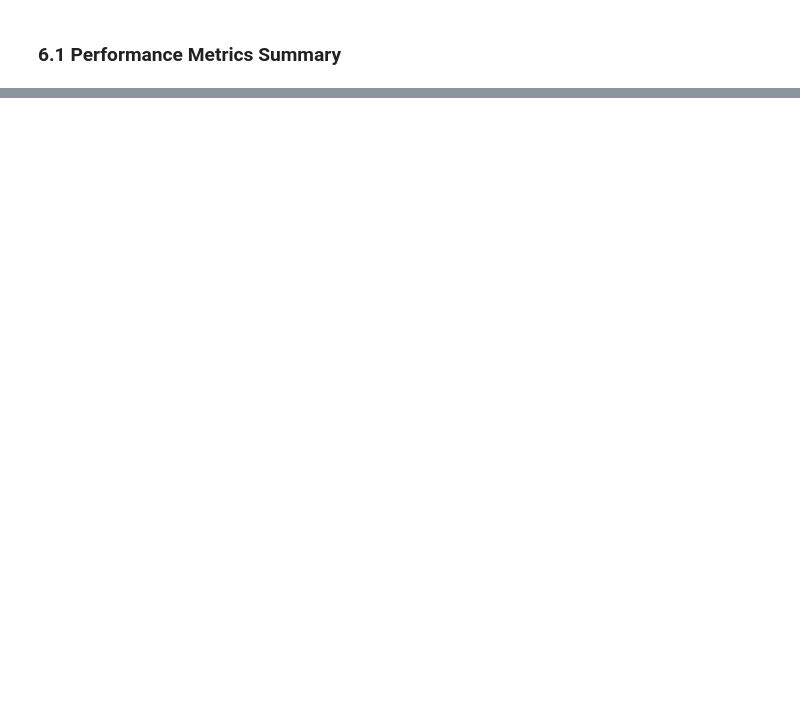
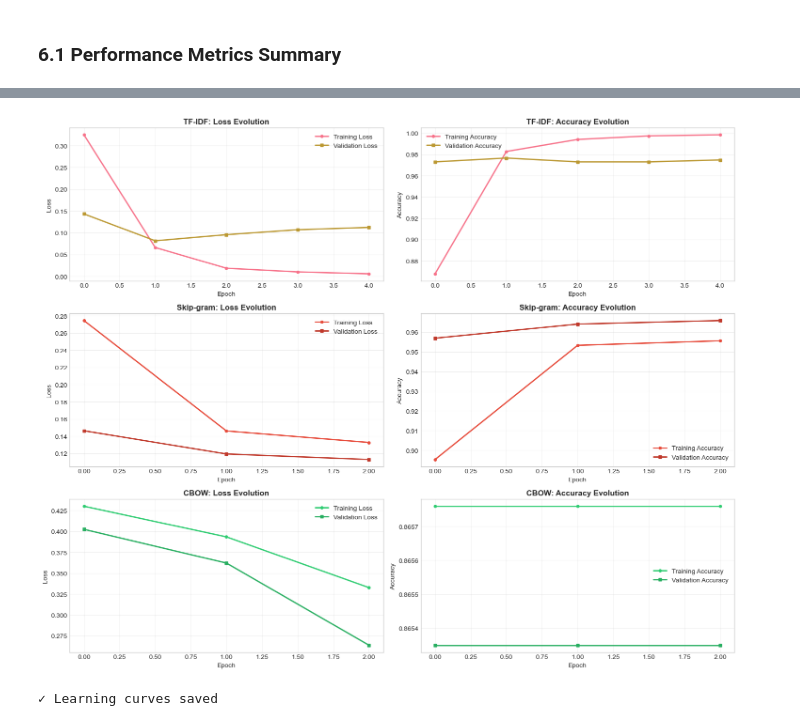
Before and after one commit to ernesteNtezirizaza/Group6-Text-Classification-Assignment, a Jupyter notebook: notebooks/04_erneste_lstm.ipynb, the cells around one changed output, grey strips where cells are left out. Saved outputs shown, nothing was run; the diff lists cells and outputs as text; code cells hidden in the pictures; blank space fills up the shorter version.

```diff
--- a/notebooks/04_erneste_lstm.ipynb
+++ b/notebooks/04_erneste_lstm.ipynb
@@ -629,0 +691,62 @@ print('\n✓ Comprehensive comparison visualization saved')
+# %%
+fig, axes = plt.subplots(3, 2, figsize=(15, 12))
+
+# TF-IDF training curves
+axes[0, 0].plot(history_tfidf.history['loss'], label='Training Loss', linewidth=2, marker='o', markersize=4)
+axes[0, 0].plot(history_tfidf.history['val_loss'], label='Validation Loss', linewidth=2, marker='s', markersize=4)
+axes[0, 0].set_title('TF-IDF: Loss Evolution', fontsize=12, fontweight='bold')
+axes[0, 0].set_xlabel('Epoch')
+axes[0, 0].set_ylabel('Loss')
+axes[0, 0].legend()
+axes[0, 0].grid(alpha=0.3)
+
+axes[0, 1].plot(history_tfidf.history['accuracy'], label='Training Accuracy', linewidth=2, marker='o', markersize=4)
+axes[0, 1].plot(history_tfidf.history['val_accuracy'], label='Validation Accuracy', linewidth=2, marker='s', markersize=4)
+axes[0, 1].set_title('TF-IDF: Accuracy Evolution', fontsize=12, fontweight='bold')
+axes[0, 1].set_xlabel('Epoch')
+axes[0, 1].set_ylabel('Accuracy')
+axes[0, 1].legend()
+axes[0, 1].grid(alpha=0.3)
+
+# Skip-gram training curves
+axes[1, 0].plot(history_sg.history['loss'], label='Training Loss', linewidth=2, marker='o', markersize=4, color='#e74c3c')
+axes[1, 0].plot(history_sg.history['val_loss'], label='Validation Loss', linewidth=2, marker='s', markersize=4, color='#c0392b')
+axes[1, 0].set_title('Skip-gram: Loss Evolution', fontsize=12, fontweight='bold')
+axes[1, 0].set_xlabel('Epoch')
+axes[1, 0].set_ylabel('Loss')
+axes[1, 0].legend()
+axes[1, 0].grid(alpha=0.3)
+
+axes[1, 1].plot(history_sg.history['accuracy'], label='Training Accuracy', linewidth=2, marker='o', markersize=4, color='#e74c3c')
+axes[1, 1].plot(history_sg.history['val_accuracy'], label='Validation Accuracy', linewidth=2, marker='s', markersize=4, color='#c0392b')
+axes[1, 1].set_title('Skip-gram: Accuracy Evolution', fontsize=12, fontweight='bold')
+axes[1, 1].set_xlabel('Epoch')
+axes[1, 1].set_ylabel('Accuracy')
+axes[1, 1].legend()
+axes[1, 1].grid(alpha=0.3)
+
+# CBOW training curves
+axes[2, 0].plot(history_cbow.history['loss'], label='Training Loss', linewidth=2, marker='o', markersize=4, color='#2ecc71')
+axes[2, 0].plot(history_cbow.history['val_loss'], label='Validation Loss', linewidth=2, marker='s', markersize=4, color='#27ae60')
+axes[2, 0].set_title('CBOW: Loss Evolution', fontsize=12, fontweight='bold')
+axes[2, 0].set_xlabel('Epoch')
+axes[2, 0].set_ylabel('Loss')
+axes[2, 0].legend()
+axes[2, 0].grid(alpha=0.3)
+
+axes[2, 1].plot(history_cbow.history['accuracy'], label='Training Accuracy', linewidth=2, marker='o', markersize=4, color='#2ecc71')
+axes[2, 1].plot(history_cbow.history['val_accuracy'], label='Validation Accuracy', linewidth=2, marker='s', markersize=4, color='#27ae60')
+axes[2, 1].set_title('CBOW: Accuracy Evolution', fontsize=12, fontweight='bold')
+axes[2, 1].set_xlabel('Epoch')
+axes[2, 1].set_ylabel('Accuracy')
+axes[2, 1].legend()
+axes[2, 1].grid(alpha=0.3)
+
+plt.tight_layout()
+plt.savefig('../results/figures/erneste_lstm_learning_curves.png', dpi=300, bbox_inches='tight', facecolor='white')
+plt.show()
+
+print('\n✓ Learning curves saved')
+# %% [output]
+[figure, added]
+✓ Learning curves saved
```
Also changed, not shown: parts of 16 cells of this notebook.
